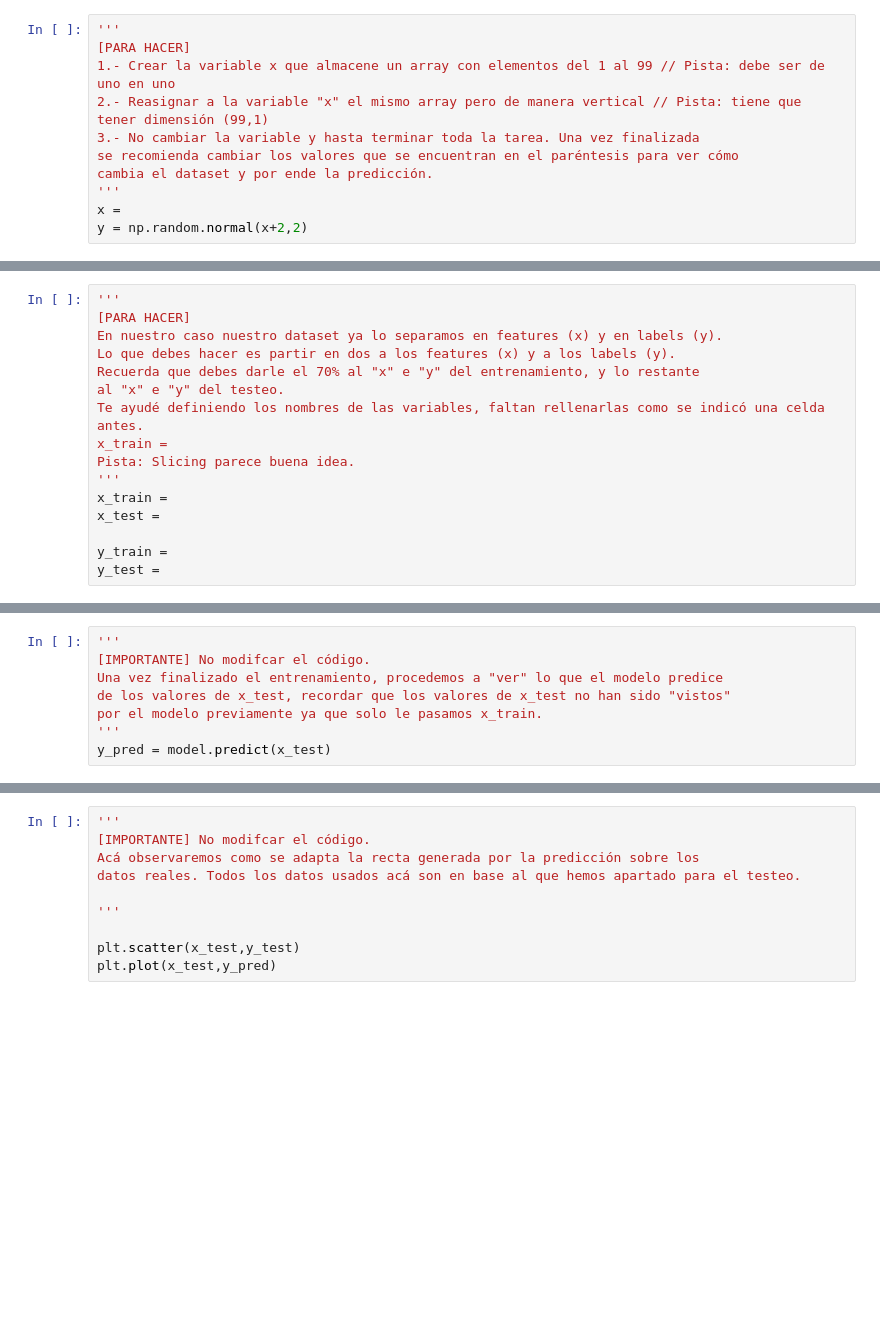
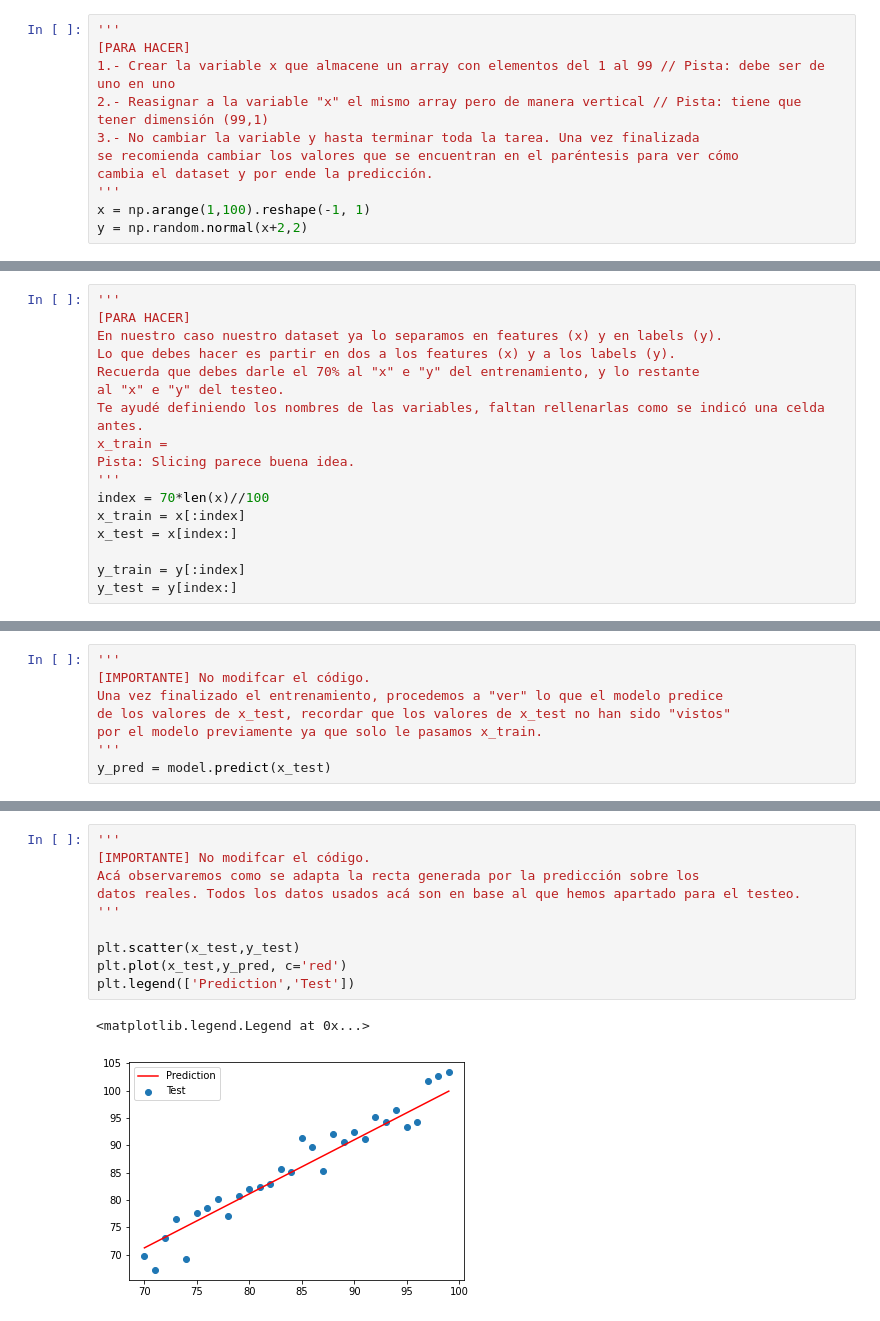
Before and after one commit to edcalderin/DeepLearning_SaturdaysAI, a Jupyter notebook: Nivelacion/ejercicio_numpy.ipynb, the cells around one changed output, grey strips where cells are left out. Drawn from its saved outputs; the diff is of its cells as text; blank space fills up the shorter version.

```diff
--- a/Nivelacion/ejercicio_numpy.ipynb
+++ b/Nivelacion/ejercicio_numpy.ipynb
@@ -26,7 +26,7 @@ import matplotlib.pyplot as plt
 se recomienda cambiar los valores que se encuentran en el paréntesis para ver cómo
 cambia el dataset y por ende la predicción.
 '''
-x =
+x = np.arange(1,100).reshape(-1, 1)
 y = np.random.normal(x+2,2)
 # %% [markdown]
 Al ejecutar la siguiente celda deberia mostrar una gráfica que a simple vista se nota que se puede aplicar la regresión lineal.
@@ -60,8 +69,9 @@ Te ayudé definiendo los nombres de las variables, faltan rellenarlas como se in
 x_train =
 Pista: Slicing parece buena idea.
 '''
-x_train =
-x_test =
+index = 70*len(x)//100
+x_train = x[:index]
+x_test = x[index:]
 
-y_train =
-y_test =
+y_train = y[:index]
+y_test = y[index:]
@@ -99,10 +111,13 @@ print(f'El modelo tiene una precisión del {(r2*100).round(2)}%:')
 # %%
 '''
 [IMPORTANTE] No modifcar el código.
 Acá observaremos como se adapta la recta generada por la predicción sobre los
 datos reales. Todos los datos usados acá son en base al que hemos apartado para el testeo.
-
 '''
 
 plt.scatter(x_test,y_test)
-plt.plot(x_test,y_pred)
+plt.plot(x_test,y_pred, c='red')
+plt.legend(['Prediction','Test'])
+# %% [output]
+<matplotlib.legend.Legend at 0x...>
+[figure, added]
```
Also changed, not shown: parts of 5 cells of this notebook.
